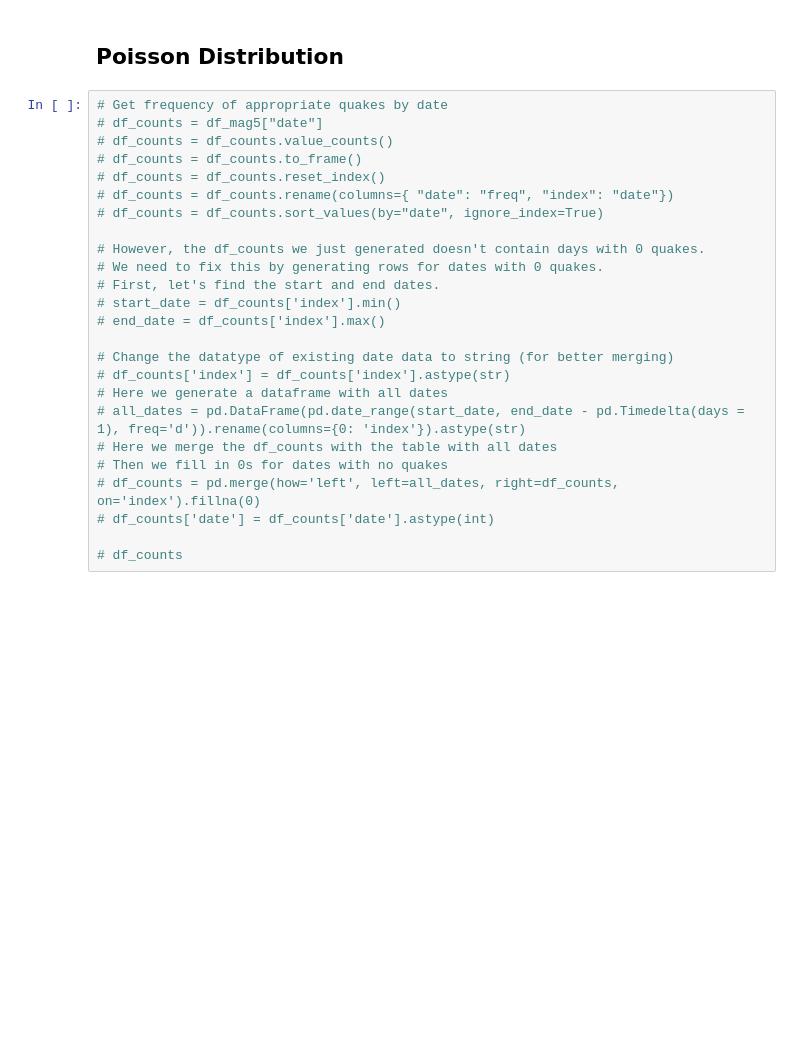
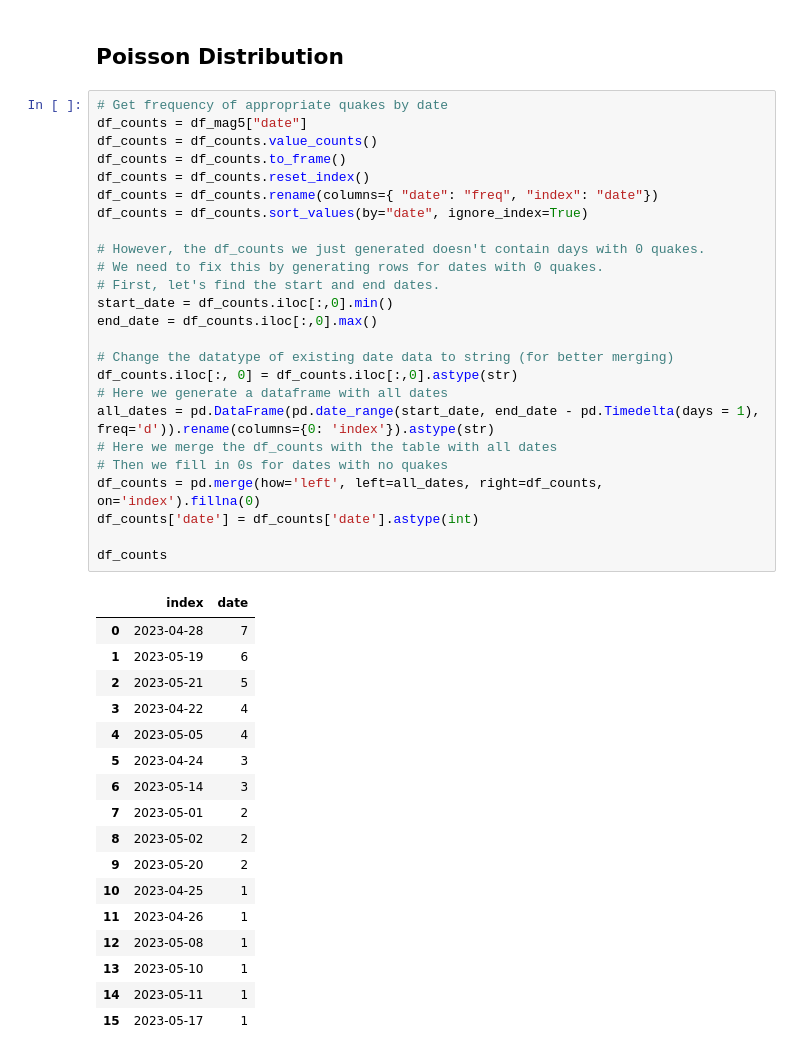
Before and after one commit to mshsu/probasets, a Jupyter notebook: notebooks/actions_test.ipynb, the cells around one changed output. Saved outputs shown, nothing was run; the diff lists cells and outputs as text; blank space fills up the shorter version.

```diff
--- a/notebooks/actions_test.ipynb
+++ b/notebooks/actions_test.ipynb
@@ -125,28 +127,46 @@ plt.show()
 ## Poisson Distribution
 # %%
 # Get frequency of appropriate quakes by date
-# df_counts = df_mag5["date"]
-# df_counts = df_counts.value_counts()
-# df_counts = df_counts.to_frame()
-# df_counts = df_counts.reset_index()
-# df_counts = df_counts.rename(columns={ "date": "freq", "index": "date"})
-# df_counts = df_counts.sort_values(by="date", ignore_index=True)
+df_counts = df_mag5["date"]
+df_counts = df_counts.value_counts()
+df_counts = df_counts.to_frame()
+df_counts = df_counts.reset_index()
+df_counts = df_counts.rename(columns={ "date": "freq", "index": "date"})
+df_counts = df_counts.sort_values(by="date", ignore_index=True)
 
 # However, the df_counts we just generated doesn't contain days with 0 quakes.
 # We need to fix this by generating rows for dates with 0 quakes.
 # First, let's find the start and end dates.
-# start_date = df_counts['index'].min()
-# end_date = df_counts['index'].max()
+start_date = df_counts.iloc[:,0].min()
+end_date = df_counts.iloc[:,0].max()
 
 # Change the datatype of existing date data to string (for better merging)
-# df_counts['index'] = df_counts['index'].astype(str)
+df_counts.iloc[:, 0] = df_counts.iloc[:,0].astype(str)
 # Here we generate a dataframe with all dates
-# all_dates = pd.DataFrame(pd.date_range(start_date, end_date - pd.Timedelta(days = 1), freq='d')).rename(columns={0: 'index'}).astype(str)
+all_dates = pd.DataFrame(pd.date_range(start_date, end_date - pd.Timedelta(days = 1), freq='d')).rename(columns={0: 'index'}).astype(str)
 # Here we merge the df_counts with the table with all dates
 # Then we fill in 0s for dates with no quakes
-# df_counts = pd.merge(how='left', left=all_dates, right=df_counts, on='index').fillna(0)
-# df_counts['date'] = df_counts['date'].astype(int)
+df_counts = pd.merge(how='left', left=all_dates, right=df_counts, on='index').fillna(0)
+df_counts['date'] = df_counts['date'].astype(int)
 
-# df_counts
+df_counts
+# %% [output]
+|  | index | date |
+| 0 | 2023-04-28 | 7 |
+| 1 | 2023-05-19 | 6 |
+| 2 | 2023-05-21 | 5 |
+| 3 | 2023-04-22 | 4 |
+| 4 | 2023-05-05 | 4 |
+| 5 | 2023-04-24 | 3 |
+| 6 | 2023-05-14 | 3 |
+| 7 | 2023-05-01 | 2 |
+| 8 | 2023-05-02 | 2 |
+| 9 | 2023-05-20 | 2 |
+| 10 | 2023-04-25 | 1 |
+| 11 | 2023-04-26 | 1 |
+| 12 | 2023-05-08 | 1 |
+| 13 | 2023-05-10 | 1 |
+| 14 | 2023-05-11 | 1 |
+| 15 | 2023-05-17 | 1 |
 # %%
 # This makes it so our histogram bar centers line up with the dots on the theoretical distribution
```
Also changed, not shown: parts of 6 cells of this notebook.
